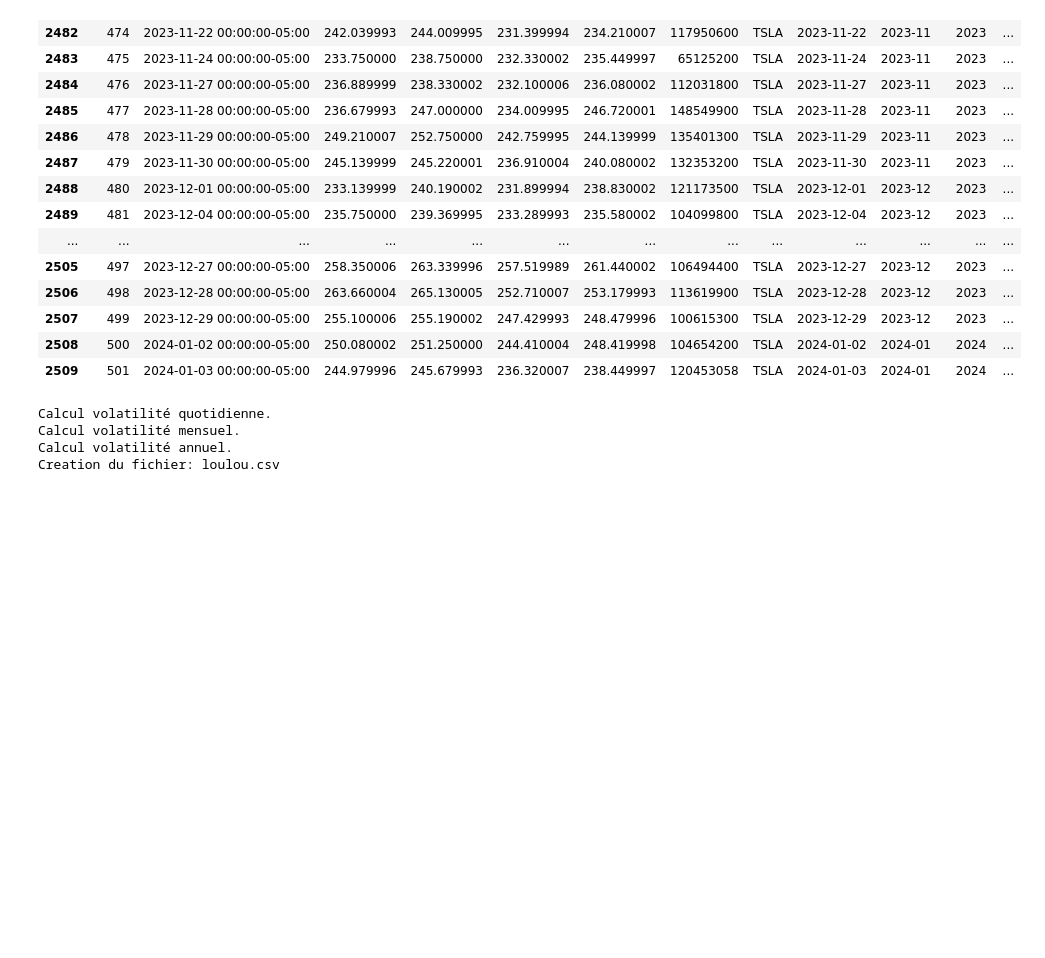
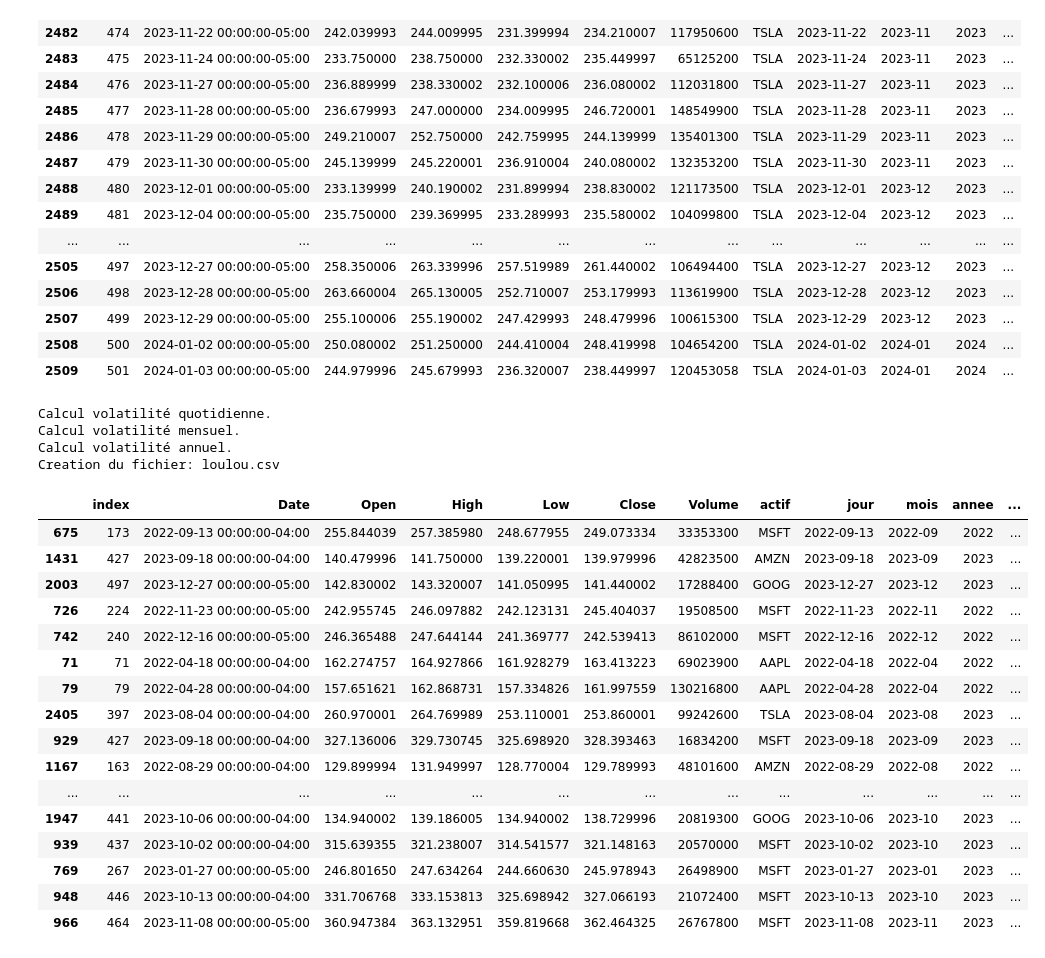
Before and after one commit to BaptPicxDev/exercice-finance-loulou, a Jupyter notebook: loulou.ipynb, the cells around one changed output. Cells and saved outputs as stored; diff of their text form; code cells hidden in the pictures; blank space fills up the shorter version.

Commit message:
Adding monthly & annual volatility

```diff
--- a/loulou.ipynb
+++ b/loulou.ipynb
@@ -123,7 +123,7 @@ def get_rendement(df: pd.DataFrame) -> pd.DataFrame:
     )
     sns.lineplot(x=new_show_df["Date"], y=new_show_df["Rendement_Qtot_cumul"], hue=new_show_df["actif"])
     plt.show()
-    return new_df
+    return new_df.drop(columns=["Rendement_Qtot_cumul"])
 
 df_2 = get_rendement(df=df)
 df_2.tail(30)
@@ -161,35 +161,91 @@ def get_volatility_and_export_to_csv(df: pd.DataFrame, filename="loulou.csv") ->
     """
     tmp_df = df.copy()
     tmp_df["Rendement_Qtot_squared"] = tmp_df["Rendement_Qtot"] ** 2
+    tmp_df["Rendement_Qtot_mean_month_squared"] = tmp_df["Rendement_Qtot_mean_month"] ** 2
+    tmp_df["Rendement_Qtot_mean_year_squared"] = tmp_df["Rendement_Qtot_mean_year"] ** 2
     print("Calcul volatilité quotidienne.")
     df_vol_daily = (
         tmp_df
         .groupby(["actif", "jour"])
         .agg({"Rendement_Qtot_squared": "sum", "index": "count"})
         .reset_index()
     )
     df_vol_daily["Daily_volatility"] = np.sqrt(df_vol_daily["Rendement_Qtot_squared"] / df_vol_daily["index"])
     print("Calcul volatilité mensuel.")
+    df_vol_month = (
+        tmp_df
+        .groupby(["actif", "mois"])
+        .agg({"Rendement_Qtot_mean_month_squared": "sum", "index": "count"})
+        .reset_index()
+    )
+    df_vol_month["Monthly_volatility"] = np.sqrt(df_vol_month["Rendement_Qtot_mean_month_squared"] / df_vol_month["index"])
     print("Calcul volatilité annuel.")
+    df_vol_year = (
+        tmp_df
+        .groupby(["actif", "annee"])
+        .agg({"Rendement_Qtot_mean_year_squared": "sum", "index": "count"})
+        .reset_index()
+    )
+    df_vol_year["Annual_volatility"] = np.sqrt(df_vol_year["Rendement_Qtot_mean_year_squared"] / df_vol_year["index"])
     tmp_df = (
         pd.merge(
             left=tmp_df,
             right=df_vol_daily.drop(columns=["Rendement_Qtot_squared"]),
             left_on=["actif", "jour"],
             right_on=["actif", "jour"],
             how="left",
         )
-        .drop(columns=["index_y", "Rendement_Qtot_cumul"])
+        .drop(columns=["index_y"])
         .rename(columns={"index_x": "index"})
     )
+    tmp_df = (
+        pd.merge(
+            left=tmp_df,
+            right=df_vol_month.drop(columns=["Rendement_Qtot_mean_month_squared"]),
+            left_on=["actif", "mois"],
+            right_on=["actif", "mois"],
+            how="left",
+        )
+        .drop(columns=["index_y"])
+        .rename(columns={"index_x": "index"})
+    )
+    tmp_df = (
+        pd.merge(
+            left=tmp_df,
+            right=df_vol_year.drop(columns=["Rendement_Qtot_mean_year_squared"]),
+            left_on=["actif", "annee"],
+            right_on=["actif", "annee"],
+            how="left",
+        )
+        .drop(columns=["index_y"])
+        .rename(columns={"index_x": "index"})
+    )
+    tmp_df = tmp_df.drop(columns=["Rendement_Qtot_squared", "Rendement_Qtot_mean_month_squared", "Rendement_Qtot_mean_year_squared"])
     print(f"Creation du fichier: {filename}")
-    tmp_df.drop(columns=["index", "Rendement_Qtot_squared"]).to_csv(filename, index=False, sep=";")
+    tmp_df.drop(columns=["index"]).to_csv(filename, index=False, sep=";")
     return tmp_df
 
 df_3 = get_volatility_and_export_to_csv(df=df_2)
-# df_3.sample(20)
+df_3.sample(20)
 # %% [output]
 Calcul volatilité quotidienne.
 Calcul volatilité mensuel.
 Calcul volatilité annuel.
 Creation du fichier: loulou.csv
+|  | index | Date | Open | High | Low | Close | Volume | actif | jour | mois | annee | ... |
+| 675 | 173 | 2022-09-13 00:00:00-04:00 | 255.844039 | 257.385980 | 248.677955 | 249.073334 | 33353300 | MSFT | 2022-09-13 | 2022-09 | 2022 | ... |
+| 1431 | 427 | 2023-09-18 00:00:00-04:00 | 140.479996 | 141.750000 | 139.220001 | 139.979996 | 42823500 | AMZN | 2023-09-18 | 2023-09 | 2023 | ... |
+| 2003 | 497 | 2023-12-27 00:00:00-05:00 | 142.830002 | 143.320007 | 141.050995 | 141.440002 | 17288400 | GOOG | 2023-12-27 | 2023-12 | 2023 | ... |
+| 726 | 224 | 2022-11-23 00:00:00-05:00 | 242.955745 | 246.097882 | 242.123131 | 245.404037 | 19508500 | MSFT | 2022-11-23 | 2022-11 | 2022 | ... |
+| 742 | 240 | 2022-12-16 00:00:00-05:00 | 246.365488 | 247.644144 | 241.369777 | 242.539413 | 86102000 | MSFT | 2022-12-16 | 2022-12 | 2022 | ... |
+| 71 | 71 | 2022-04-18 00:00:00-04:00 | 162.274757 | 164.927866 | 161.928279 | 163.413223 | 69023900 | AAPL | 2022-04-18 | 2022-04 | 2022 | ... |
+| 79 | 79 | 2022-04-28 00:00:00-04:00 | 157.651621 | 162.868731 | 157.334826 | 161.997559 | 130216800 | AAPL | 2022-04-28 | 2022-04 | 2022 | ... |
+| 2405 | 397 | 2023-08-04 00:00:00-04:00 | 260.970001 | 264.769989 | 253.110001 | 253.860001 | 99242600 | TSLA | 2023-08-04 | 2023-08 | 2023 | ... |
+| 929 | 427 | 2023-09-18 00:00:00-04:00 | 327.136006 | 329.730745 | 325.698920 | 328.393463 | 16834200 | MSFT | 2023-09-18 | 2023-09 | 2023 | ... |
+| 1167 | 163 | 2022-08-29 00:00:00-04:00 | 129.899994 | 131.949997 | 128.770004 | 129.789993 | 48101600 | AMZN | 2022-08-29 | 2022-08 | 2022 | ... |
+| ... | ... | ... | ... | ... | ... | ... | ... | ... | ... | ... | ... | ... |
+| 1947 | 441 | 2023-10-06 00:00:00-04:00 | 134.940002 | 139.186005 | 134.940002 | 138.729996 | 20819300 | GOOG | 2023-10-06 | 2023-10 | 2023 | ... |
+| 939 | 437 | 2023-10-02 00:00:00-04:00 | 315.639355 | 321.238007 | 314.541577 | 321.148163 | 20570000 | MSFT | 2023-10-02 | 2023-10 | 2023 | ... |
+| 769 | 267 | 2023-01-27 00:00:00-05:00 | 246.801650 | 247.634264 | 244.660630 | 245.978943 | 26498900 | MSFT | 2023-01-27 | 2023-01 | 2023 | ... |
+| 948 | 446 | 2023-10-13 00:00:00-04:00 | 331.706768 | 333.153813 | 325.698942 | 327.066193 | 21072400 | MSFT | 2023-10-13 | 2023-10 | 2023 | ... |
+| 966 | 464 | 2023-11-08 00:00:00-05:00 | 360.947384 | 363.132951 | 359.819668 | 362.464325 | 26767800 | MSFT | 2023-11-08 | 2023-11 | 2023 | ... |
```
